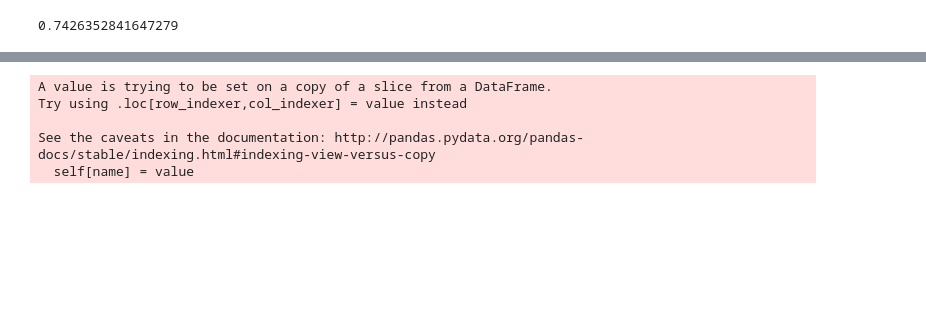
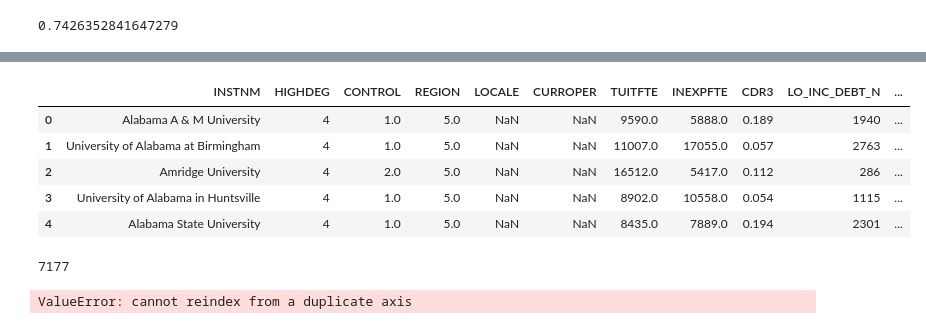
Before and after one commit to CliffordBridges/College-Scorecards-Uses-and-Insights, a Jupyter notebook: functions_test.ipynb, the cells around one changed output, grey strips where cells are left out. Drawn from its saved outputs; the diff is of its cells as text; code cells hidden in the pictures; blank space fills up the shorter version.

```diff
--- a/functions_test.ipynb
+++ b/functions_test.ipynb
@@ -110,10 +128,20 @@ def back_fill_from_year(df, year):
 
     return df
 # %%
-df_2016_and_2017 = back_fill_from_year(df.loc[(df.year==2017)|(df.year==2016)], 2017)
+df_2016_and_2017 = df.loc[(df.year==2017)|(df.year==2016)].copy()
+df_2016_and_2017.head()
 # %% [output]
-A value is trying to be set on a copy of a slice from a DataFrame.
-Try using .loc[row_indexer,col_indexer] = value instead
-
-See the caveats in the documentation: http://pandas.pydata.org/pandas-docs/stable/indexing.html#indexing-view-versus-copy
-  self[name] = value
+|  | INSTNM | HIGHDEG | CONTROL | REGION | LOCALE | CURROPER | TUITFTE | INEXPFTE | CDR3 | LO_INC_DEBT_N | ... |
+| 0 | Alabama A & M University | 4 | 1.0 | 5.0 | NaN | NaN | 9590.0 | 5888.0 | 0.189 | 1940 | ... |
+| 1 | University of Alabama at Birmingham | 4 | 1.0 | 5.0 | NaN | NaN | 11007.0 | 17055.0 | 0.057 | 2763 | ... |
+| 2 | Amridge University | 4 | 2.0 | 5.0 | NaN | NaN | 16512.0 | 5417.0 | 0.112 | 286 | ... |
+| 3 | University of Alabama in Huntsville | 4 | 1.0 | 5.0 | NaN | NaN | 8902.0 | 10558.0 | 0.054 | 1115 | ... |
+| 4 | Alabama State University | 4 | 1.0 | 5.0 | NaN | NaN | 8435.0 | 7889.0 | 0.194 | 2301 | ... |
+# %%
+df_2016_and_2017 = back_fill_from_year(df_2016_and_2017, 2017)
+# %% [output]
+7177
+# %%
+df_2016_and_2017.loc[df.year!=2017].INSTNM.unique
+# %% [output]
+ValueError: cannot reindex from a duplicate axis
```
Also changed, not shown: parts of 13 cells of this notebook, 1 other file.
